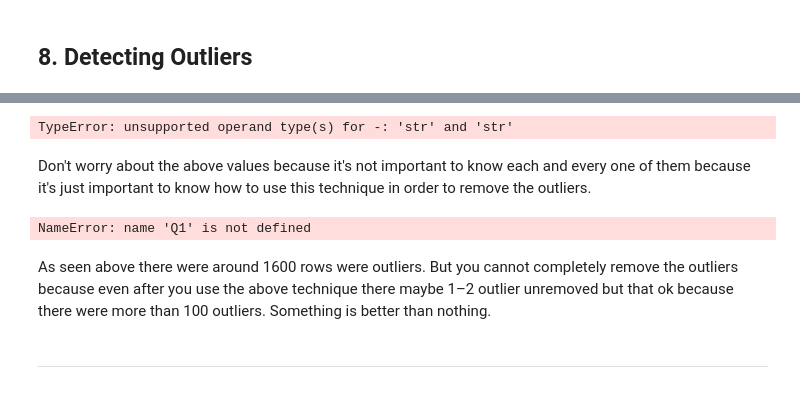
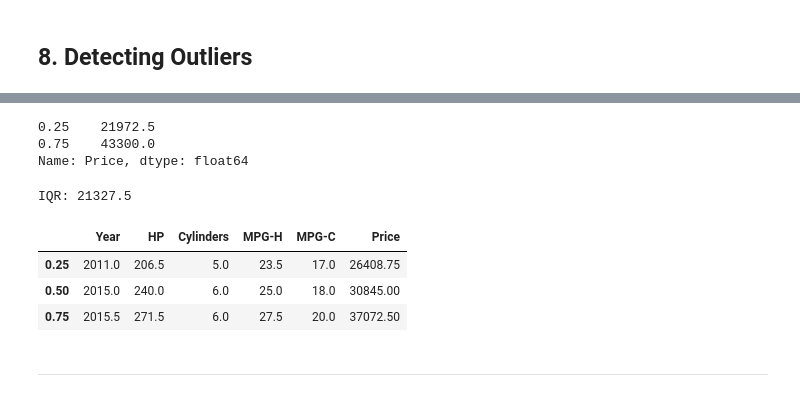
Before and after one commit to r2prof/MGS-3101, a Jupyter notebook: 05-Unit-05/EDA-Cars.ipynb, the cells around one changed output, grey strips where cells are left out. Drawn from its saved outputs; the diff is of its cells as text; code cells hidden in the pictures.

```diff
--- a/05-Unit-05/EDA-Cars.ipynb
+++ b/05-Unit-05/EDA-Cars.ipynb
@@ -263,19 +245,26 @@ sns.boxplot(x=df['Cylinders']);
+# %%
+# How to find quantiles
+df['Price'].quantile([0.25, 0.75])
+# %% [output]
+0.25    21972.5
+0.75    43300.0
+Name: Price, dtype: float64
 # %%
-Q1 = df.quantile(0.25)
-Q3 = df.quantile(0.75)
+# How to find IQR
+Q1 = df['Price'].quantile(0.25)
+Q3 = df['Price'].quantile(0.75)
 IQR = Q3 - Q1
-print(IQR)
+print("IQR:", IQR)
 # %% [output]
-TypeError: unsupported operand type(s) for -: 'str' and 'str'
+IQR: 21327.5
-# %% [markdown]
-Don't worry about the above values because it's not important to know each and every one of them because it's just important to know how to use this technique in order to remove the outliers.
-# %%
-df = df[~((df < (Q1 - 1.5 * IQR)) |(df > (Q3 + 1.5 * IQR))).any(axis=1)]
-df.shape
-# %% [output]
-NameError: name 'Q1' is not defined
-# %% [markdown]
-As seen above there were around 1600 rows were outliers. But you cannot completely remove the outliers because even after you use the above technique there maybe 1–2 outlier unremoved but that ok because there were more than 100 outliers. Something is better than nothing.
+# %%
+df = df.select_dtypes(include=['number']).quantile([0.25, 0.5, 0.75])
+df.head()
+# %% [output]
+|  | Year | HP | Cylinders | MPG-H | MPG-C | Price |
+| 0.25 | 2011.0 | 206.5 | 5.0 | 23.5 | 17.0 | 26408.75 |
+| 0.50 | 2015.0 | 240.0 | 6.0 | 25.0 | 18.0 | 30845.00 |
+| 0.75 | 2015.5 | 271.5 | 6.0 | 27.5 | 20.0 | 37072.50 |
 # %% [markdown]
 
 
```
Also changed, not shown: parts of 25 cells of this notebook, 6 other files.
